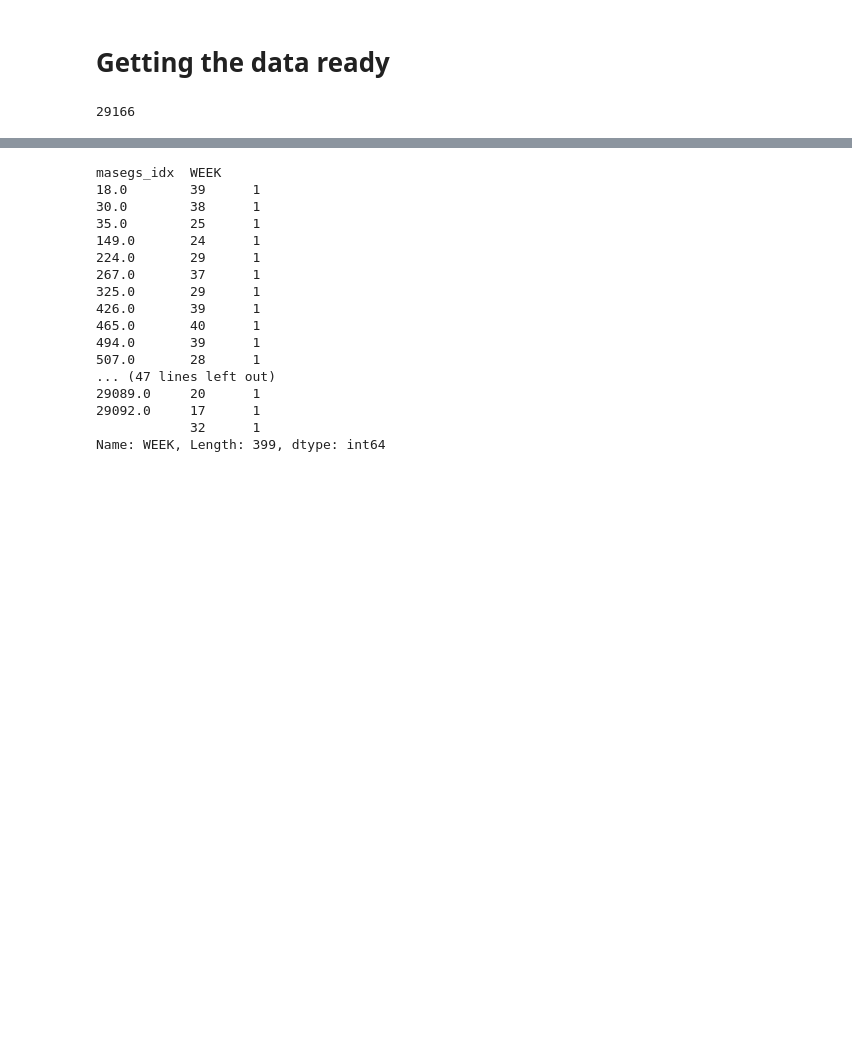
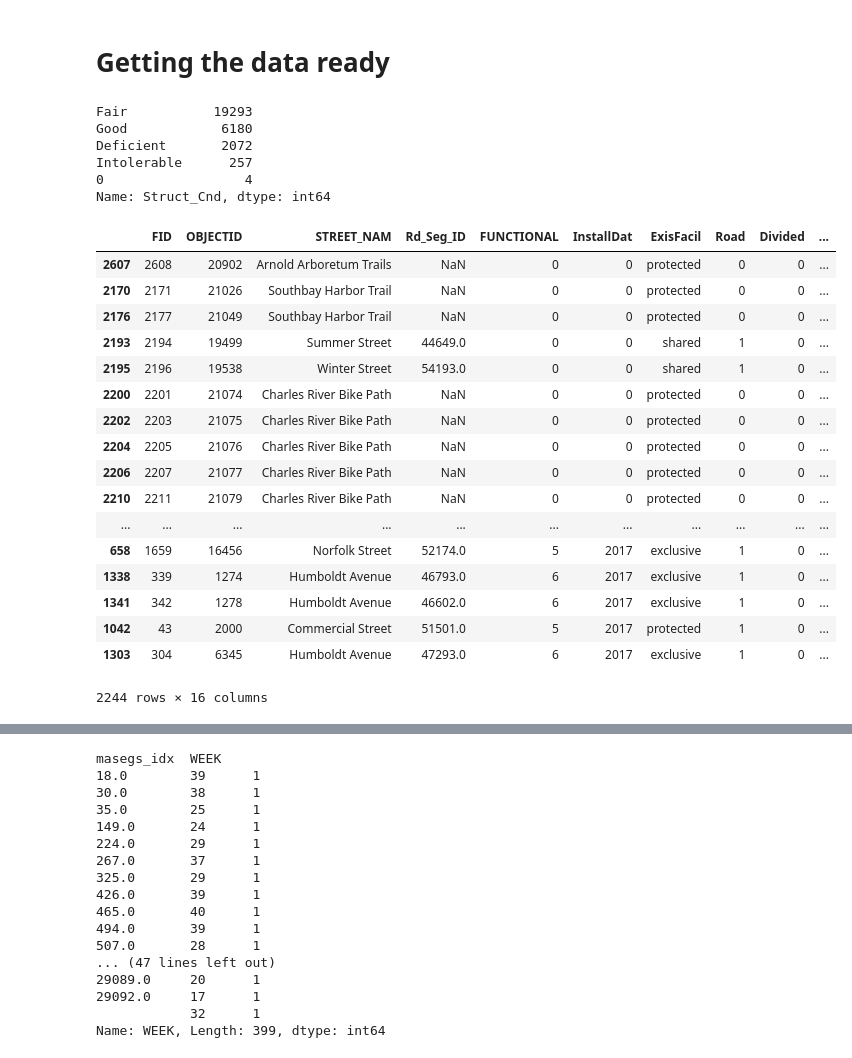
Before and after one commit to lemartinet/cycle-safe, a Jupyter notebook: notebook/model.ipynb, the cells around one changed output, grey strips where cells are left out. Saved outputs shown, nothing was run; the diff lists cells and outputs as text; code cells hidden in the pictures; blank space fills up the shorter version.

```diff
--- a/notebook/model.ipynb
+++ b/notebook/model.ipynb
@@ -62,4 +65,30 @@ masegs.iloc[crash_count.index.astype(int), masegs.columns == 'crash15'] = crash_
-# %%
-len(masegs)
-# %% [output]
-29166
+# %%
+masegs['Struct_Cnd'].value_counts()
+# %% [output]
+Fair           19293
+Good            6180
+Deficient       2072
+Intolerable      257
+0                  4
+Name: Struct_Cnd, dtype: int64
+# %%
+geolanes
+# %% [output]
+|  | FID | OBJECTID | STREET_NAM | Rd_Seg_ID | FUNCTIONAL | InstallDat | ExisFacil | Road | Divided | ... |
+| 2607 | 2608 | 20902 | Arnold Arboretum Trails | NaN | 0 | 0 | protected | 0 | 0 | ... |
+| 2170 | 2171 | 21026 | Southbay Harbor Trail | NaN | 0 | 0 | protected | 0 | 0 | ... |
+| 2176 | 2177 | 21049 | Southbay Harbor Trail | NaN | 0 | 0 | protected | 0 | 0 | ... |
+| 2193 | 2194 | 19499 | Summer Street | 44649.0 | 0 | 0 | shared | 1 | 0 | ... |
+| 2195 | 2196 | 19538 | Winter Street | 54193.0 | 0 | 0 | shared | 1 | 0 | ... |
+| 2200 | 2201 | 21074 | Charles River Bike Path | NaN | 0 | 0 | protected | 0 | 0 | ... |
+| 2202 | 2203 | 21075 | Charles River Bike Path | NaN | 0 | 0 | protected | 0 | 0 | ... |
+| 2204 | 2205 | 21076 | Charles River Bike Path | NaN | 0 | 0 | protected | 0 | 0 | ... |
+| 2206 | 2207 | 21077 | Charles River Bike Path | NaN | 0 | 0 | protected | 0 | 0 | ... |
+| 2210 | 2211 | 21079 | Charles River Bike Path | NaN | 0 | 0 | protected | 0 | 0 | ... |
+| ... | ... | ... | ... | ... | ... | ... | ... | ... | ... | ... |
+| 658 | 1659 | 16456 | Norfolk Street | 52174.0 | 5 | 2017 | exclusive | 1 | 0 | ... |
+| 1338 | 339 | 1274 | Humboldt Avenue | 46793.0 | 6 | 2017 | exclusive | 1 | 0 | ... |
+| 1341 | 342 | 1278 | Humboldt Avenue | 46602.0 | 6 | 2017 | exclusive | 1 | 0 | ... |
+| 1042 | 43 | 2000 | Commercial Street | 51501.0 | 5 | 2017 | protected | 1 | 0 | ... |
+| 1303 | 304 | 6345 | Humboldt Avenue | 47293.0 | 6 | 2017 | exclusive | 1 | 0 | ... |
+2244 rows × 16 columns
```
Also changed, not shown: parts of 13 cells of this notebook, 3 other files.
